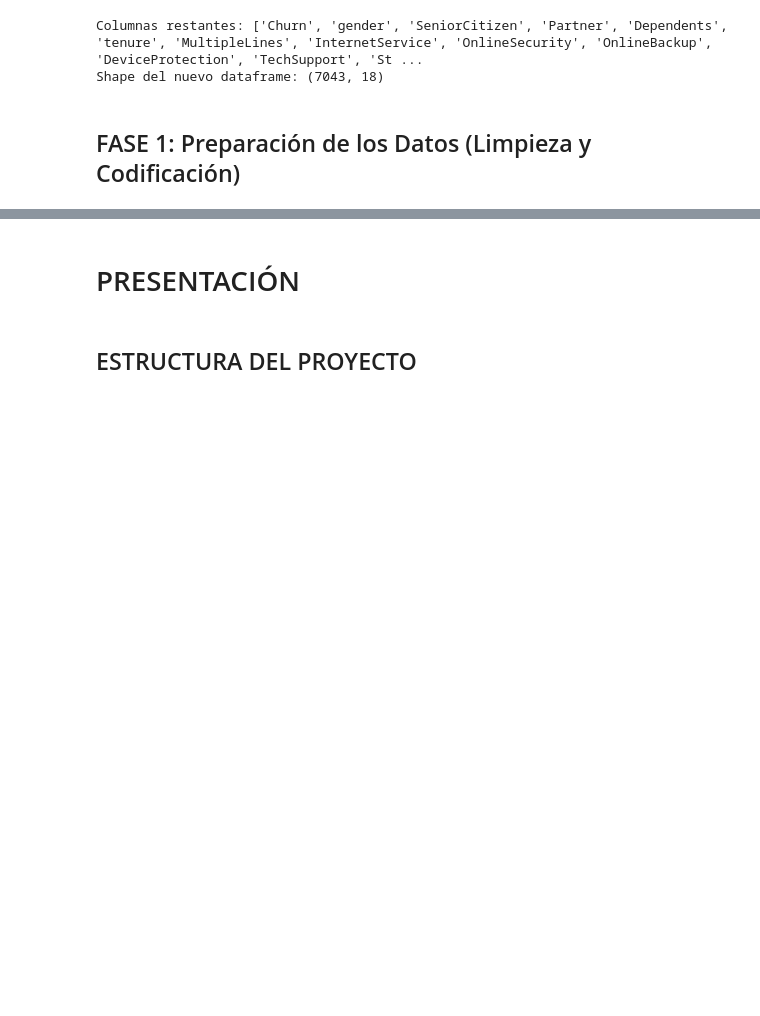
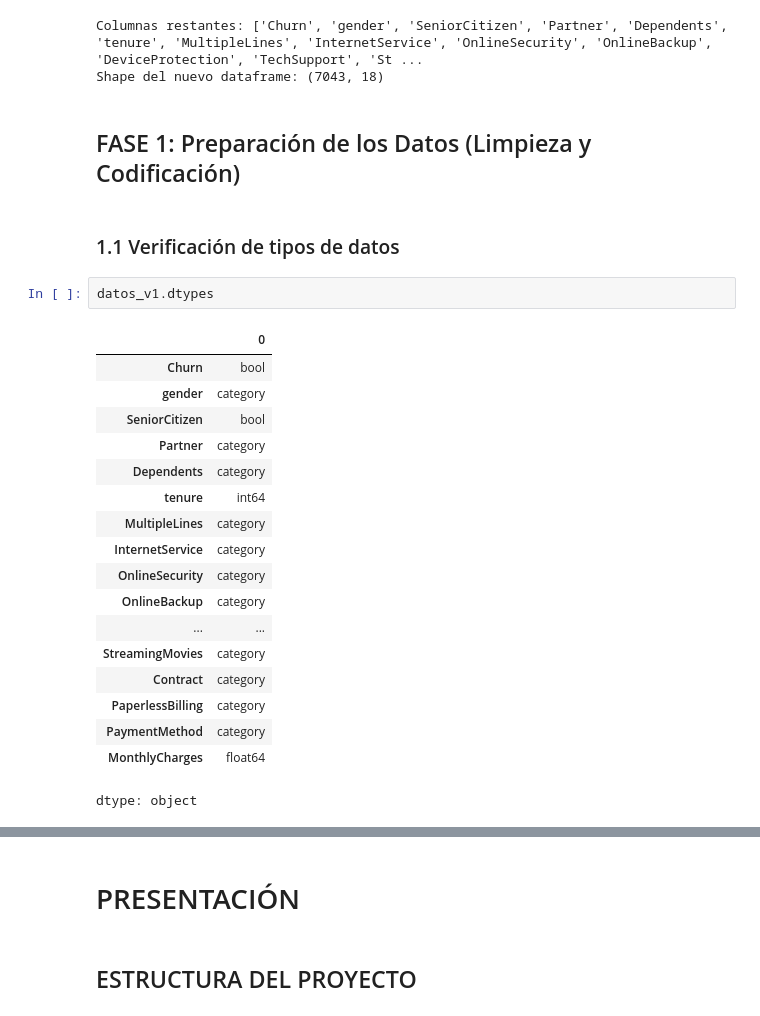
Before and after one commit to mauloredo/Challenge_Telecom_X2, a Jupyter notebook: x2.ipynb, the cells around one changed output, grey strips where cells are left out. Cells and saved outputs as stored; diff of their text form; blank space fills up the shorter version.

```diff
--- a/x2.ipynb
+++ b/x2.ipynb
@@ -858,3 +858,26 @@ Columnas restantes: ['Churn', 'gender', 'SeniorCitizen', 'Partner', 'Dependents'
 Shape del nuevo dataframe: (7043, 18)
 # %% [markdown]
 ## FASE 1: Preparación de los Datos (Limpieza y Codificación)
+# %% [markdown]
+### 1.1 Verificación de tipos de datos
+# %%
+datos_v1.dtypes
+# %% [output]
+|  | 0 |
+| Churn | bool |
+| gender | category |
+| SeniorCitizen | bool |
+| Partner | category |
+| Dependents | category |
+| tenure | int64 |
+| MultipleLines | category |
+| InternetService | category |
+| OnlineSecurity | category |
+| OnlineBackup | category |
+| ... | ... |
+| StreamingMovies | category |
+| Contract | category |
+| PaperlessBilling | category |
+| PaymentMethod | category |
+| MonthlyCharges | float64 |
+dtype: object
```
Also changed, not shown: parts of 7 cells of this notebook.
